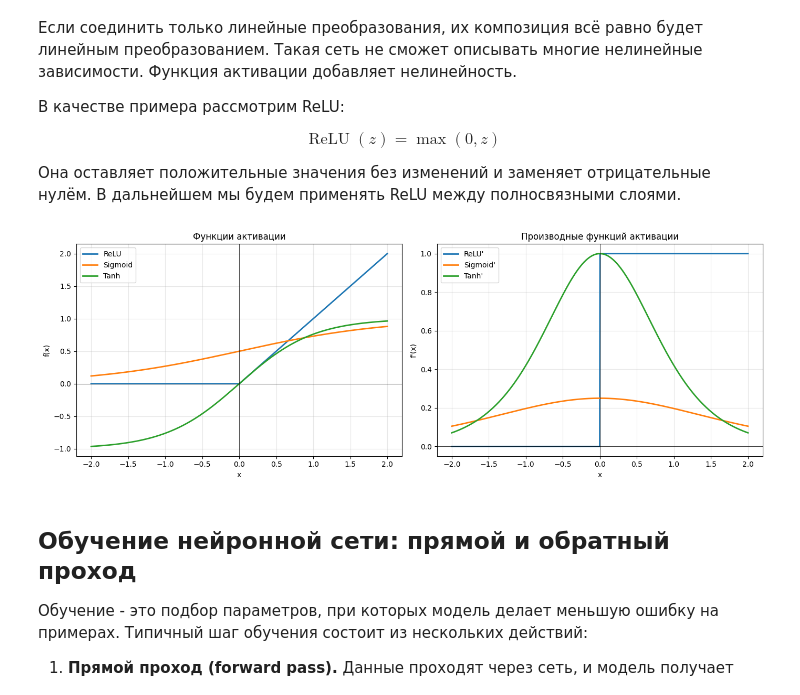
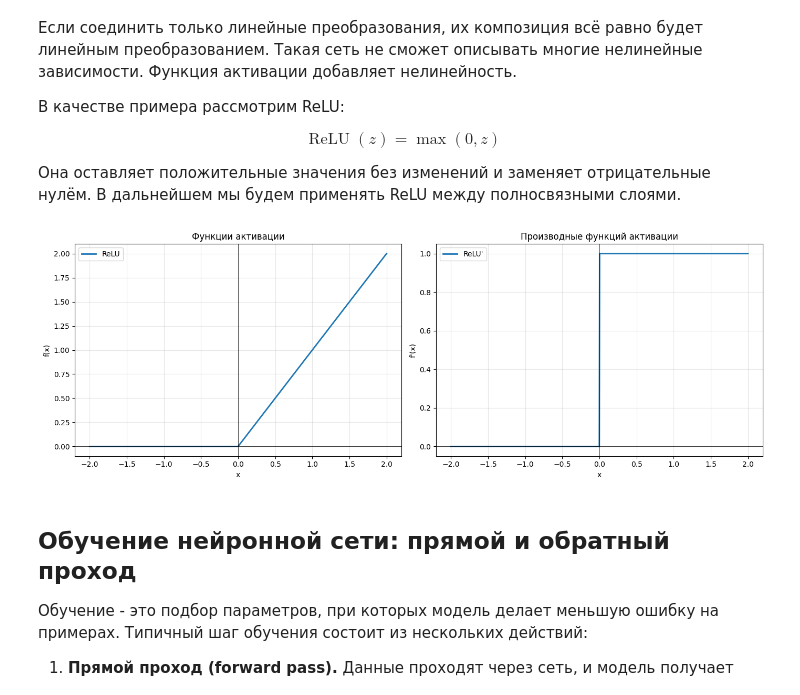
Before and after one commit to atrepalin/nn-labs, a Jupyter notebook: notebooks/00_pytorch_fundamentals.ipynb, the cells around one changed output. Drawn from its saved outputs; the diff is of its cells as text; code cells hidden in the pictures.

```diff
--- a/notebooks/00_pytorch_fundamentals.ipynb
+++ b/notebooks/00_pytorch_fundamentals.ipynb
@@ -51,44 +51,36 @@ x = np.linspace(-2, 2, 1000)
 
 # Функции активации.
 relu = np.maximum(0, x)
-sigmoid = 1 / (1 + np.exp(-x))
-tanh = np.tanh(x)
 
 # Производные.
 relu_derivative = np.where(x > 0, 1, 0)
-sigmoid_derivative = sigmoid * (1 - sigmoid)
-tanh_derivative = 1 - tanh**2
 
 fig, (ax1, ax2) = plt.subplots(1, 2, figsize=(14, 5))
 
 ax1.plot(x, relu, label="ReLU", linewidth=2)
-ax1.plot(x, sigmoid, label="Sigmoid", linewidth=2)
-ax1.plot(x, tanh, label="Tanh", linewidth=2)
 
 ax1.set_title("Функции активации")
 ax1.set_xlabel("x")
 ax1.set_ylabel("f(x)")
 ax1.axhline(0, color="black", linewidth=0.5)
 ax1.axvline(0, color="black", linewidth=0.5)
 ax1.grid(True, alpha=0.3)
 ax1.legend()
 
 ax2.plot(x, relu_derivative, label="ReLU'", linewidth=2)
-ax2.plot(x, sigmoid_derivative, label="Sigmoid'", linewidth=2)
-ax2.plot(x, tanh_derivative, label="Tanh'", linewidth=2)
 
 ax2.set_title("Производные функций активации")
 ax2.set_xlabel("x")
 ax2.set_ylabel("f'(x)")
 ax2.axhline(0, color="black", linewidth=0.5)
 ax2.axvline(0, color="black", linewidth=0.5)
 ax2.grid(True, alpha=0.3)
 ax2.legend()
 
 plt.tight_layout()
 plt.show()
 # %% [output]
-[figure, old version]
+[figure, new version]
 # %% [markdown]
 ## Обучение нейронной сети: прямой и обратный проход
 
```
Also changed, not shown: parts of 4 cells of this notebook, 2 other files.
